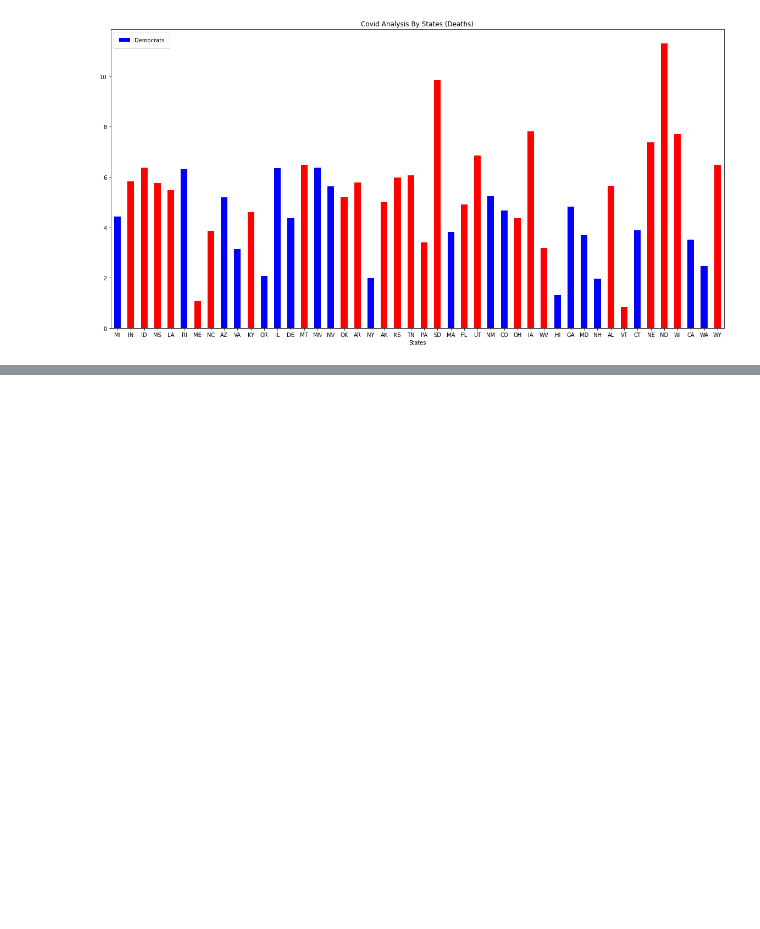
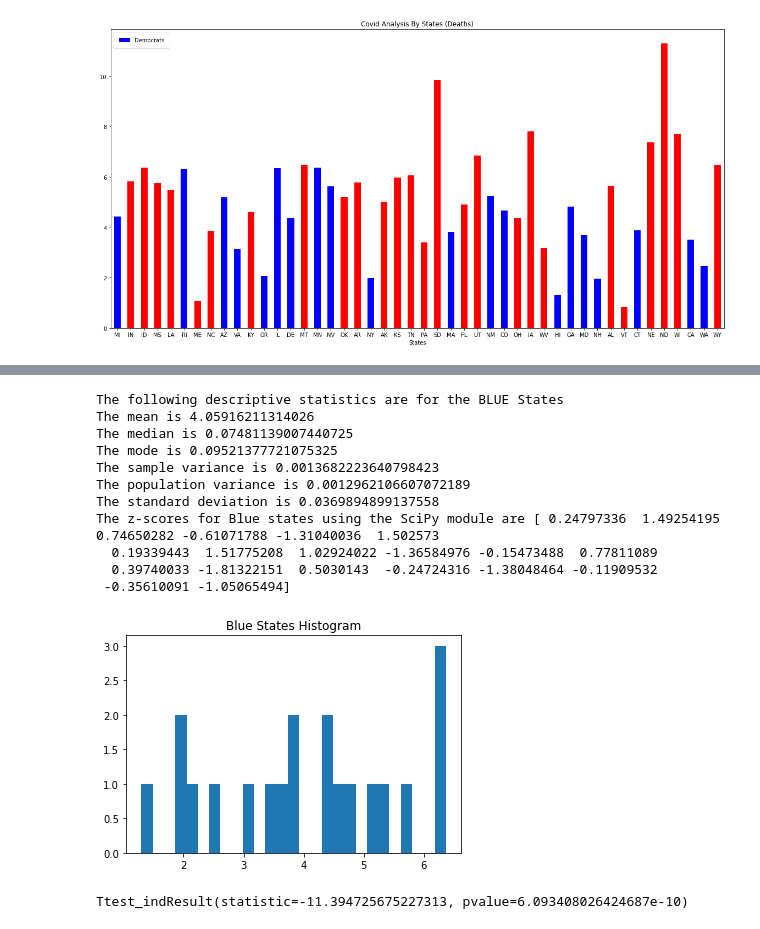
Before and after one commit to gt-data-bootcamp/data-science-bootcamp-project-1, a Jupyter notebook: covid-politics.ipynb, the cells around one changed output, grey strips where cells are left out. Saved outputs shown, nothing was run; the diff lists cells and outputs as text; code cells hidden in the pictures; blank space fills up the shorter version.

```diff
--- a/covid-politics.ipynb
+++ b/covid-politics.ipynb
@@ -373,0 +437,57 @@ df.head()
+# %%
+#BLUE
+
+# The statistics module works on lists
+bpiv = blue['PercentInfected'].values.tolist()
+bdbc = blue['PercentByDeaths'].values.tolist()
+# First, we will find the mean
+bluestates_mean = sta.mean(bpiv)
+
+# The print statement outputs input to the screen
+print("The following descriptive statistics are for the BLUE States")
+print("The mean is", bluestates_mean)
+
+# Next, we find the median
+bluestates_median = sta.median(rpiv)
+print("The median is", bluestates_median)
+
+# The mode is the element that appears the most
+bluestates_mode = sta.mode(rpiv)
+print("The mode is", bluestates_mode)
+
+# The variance measures the spread of a distribution of data.
+bluestates_svariance = sta.variance(rpiv)
+print("The sample variance is", bluestates_svariance)
+
+bluestates_popvariance = sta.pvariance(rpiv)
+print("The population variance is", bluestates_popvariance)
+
+# The standard deviation, specifically, it quantifies the spread
+# or dispersion of a distribution.
+bluestates_sstdev = sta.stdev(rpiv)
+print("The standard deviation is", bluestates_sstdev)
+
+r_z_scipy = sts.zscore(blue.PercentInfected)
+print(f"The z-scores for Blue states using the SciPy module are {r_z_scipy}")
+
+# We plot the histogram and display it in the notebook
+plt.hist(bpiv, bins = 27)
+plt.title('Blue States Histogram')
+plt.show()
+# %% [output]
+The following descriptive statistics are for the BLUE States
+The mean is 4.05916211314026
+The median is 0.07481139007440725
+The mode is 0.09521377721075325
+The sample variance is 0.0013682223640798423
+The population variance is 0.0012962106607072189
+The standard deviation is 0.0369894899137558
+The z-scores for Blue states using the SciPy module are [ 0.24797336  1.49254195  0.74650282 -0.61071788 -1.31040036  1.502573
+  0.19339443  1.51775208  1.02924022 -1.36584976 -0.15473488  0.77811089
+  0.39740033 -1.81322151  0.5030143  -0.24724316 -1.38048464 -0.11909532
+ -0.35610091 -1.05065494]
+[figure, added]
+# %%
+sts.ttest_ind(rpiv, bpiv, equal_var = False)
+# %% [output]
+Ttest_indResult(statistic=-11.394725675227313, pvalue=6.093408026424687e-10)
```
Also changed, not shown: parts of 6 cells of this notebook.
